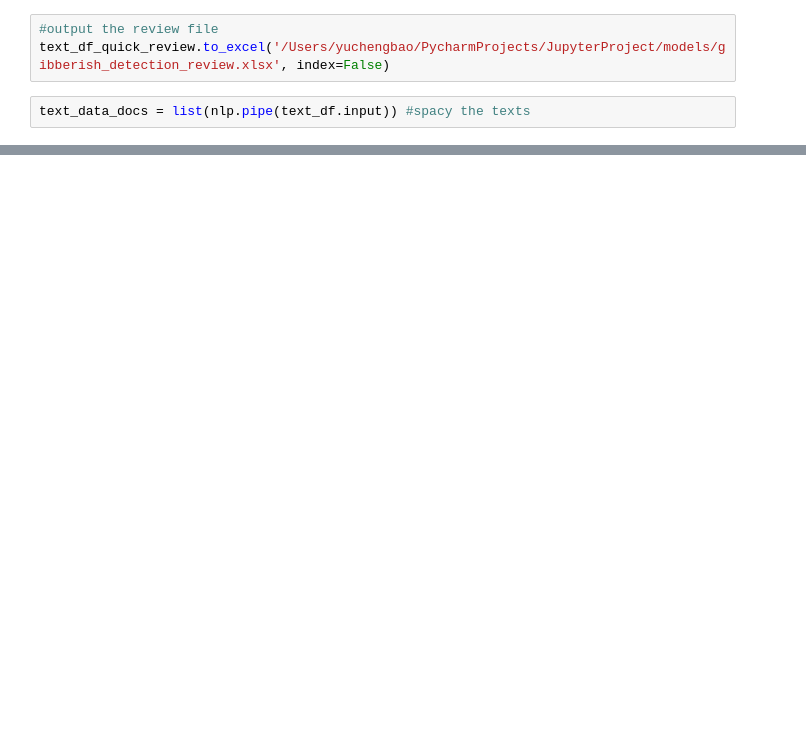
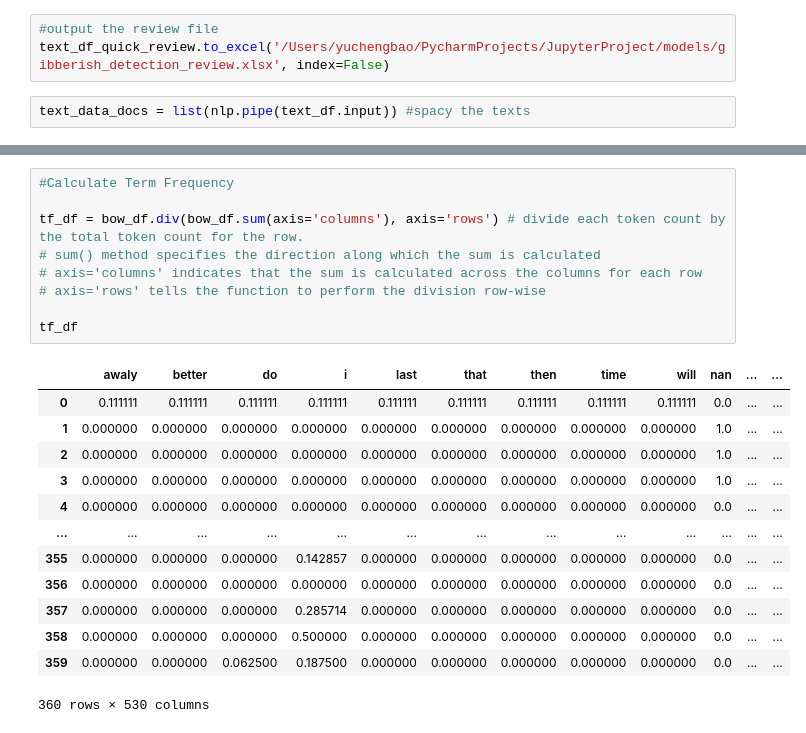
Before and after one commit to YBao7/NLP_Project, a Jupyter notebook: NLP_text_TF-IDF.ipynb, the cells around one changed output, grey strips where cells are left out. Cells and saved outputs as stored; diff of their text form; blank space fills up the shorter version.

```diff
--- a/NLP_text_preprocess.ipynb
+++ b/NLP_text_TF-IDF.ipynb
@@ -288,0 +351,23 @@ text_df
+# %%
+#Calculate Term Frequency
+
+tf_df = bow_df.div(bow_df.sum(axis='columns'), axis='rows') # divide each token count by the total token count for the row.
+# sum() method specifies the direction along which the sum is calculated
+# axis='columns' indicates that the sum is calculated across the columns for each row
+# axis='rows' tells the function to perform the division row-wise
+
+tf_df
+# %% [output]
+|  | awaly | better | do | i | last | that | then | time | will | nan | ... | ... |
+| 0 | 0.111111 | 0.111111 | 0.111111 | 0.111111 | 0.111111 | 0.111111 | 0.111111 | 0.111111 | 0.111111 | 0.0 | ... | ... |
+| 1 | 0.000000 | 0.000000 | 0.000000 | 0.000000 | 0.000000 | 0.000000 | 0.000000 | 0.000000 | 0.000000 | 1.0 | ... | ... |
+| 2 | 0.000000 | 0.000000 | 0.000000 | 0.000000 | 0.000000 | 0.000000 | 0.000000 | 0.000000 | 0.000000 | 1.0 | ... | ... |
+| 3 | 0.000000 | 0.000000 | 0.000000 | 0.000000 | 0.000000 | 0.000000 | 0.000000 | 0.000000 | 0.000000 | 1.0 | ... | ... |
+| 4 | 0.000000 | 0.000000 | 0.000000 | 0.000000 | 0.000000 | 0.000000 | 0.000000 | 0.000000 | 0.000000 | 0.0 | ... | ... |
+| ... | ... | ... | ... | ... | ... | ... | ... | ... | ... | ... | ... | ... |
+| 355 | 0.000000 | 0.000000 | 0.000000 | 0.142857 | 0.000000 | 0.000000 | 0.000000 | 0.000000 | 0.000000 | 0.0 | ... | ... |
+| 356 | 0.000000 | 0.000000 | 0.000000 | 0.000000 | 0.000000 | 0.000000 | 0.000000 | 0.000000 | 0.000000 | 0.0 | ... | ... |
+| 357 | 0.000000 | 0.000000 | 0.000000 | 0.285714 | 0.000000 | 0.000000 | 0.000000 | 0.000000 | 0.000000 | 0.0 | ... | ... |
+| 358 | 0.000000 | 0.000000 | 0.000000 | 0.500000 | 0.000000 | 0.000000 | 0.000000 | 0.000000 | 0.000000 | 0.0 | ... | ... |
+| 359 | 0.000000 | 0.000000 | 0.062500 | 0.187500 | 0.000000 | 0.000000 | 0.000000 | 0.000000 | 0.000000 | 0.0 | ... | ... |
+360 rows × 530 columns
```
Also changed, not shown: parts of 17 cells of this notebook.
